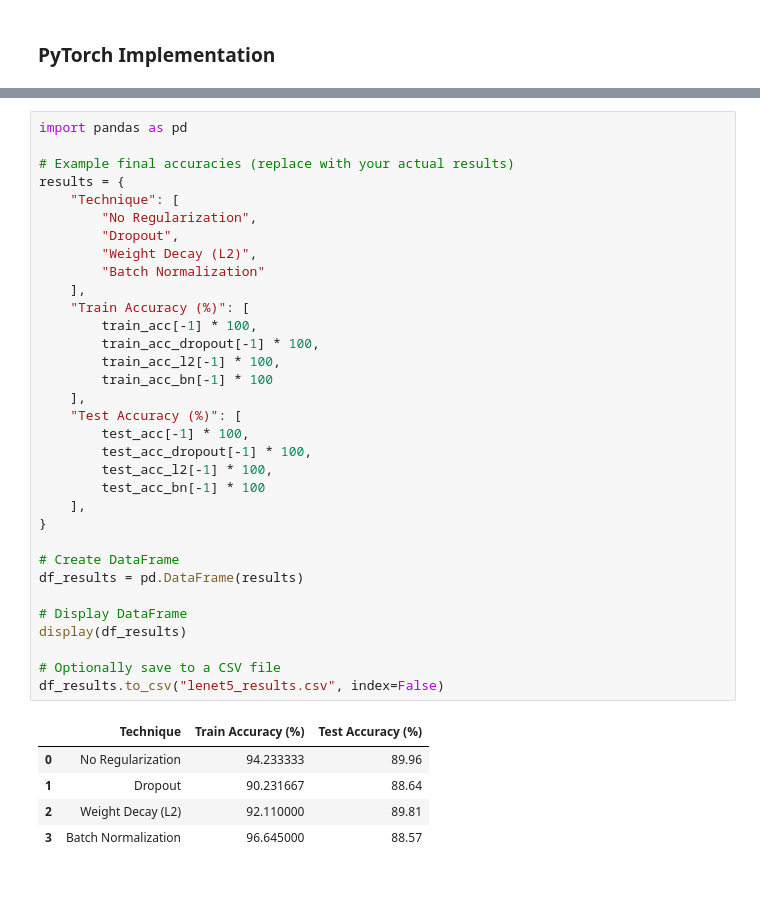
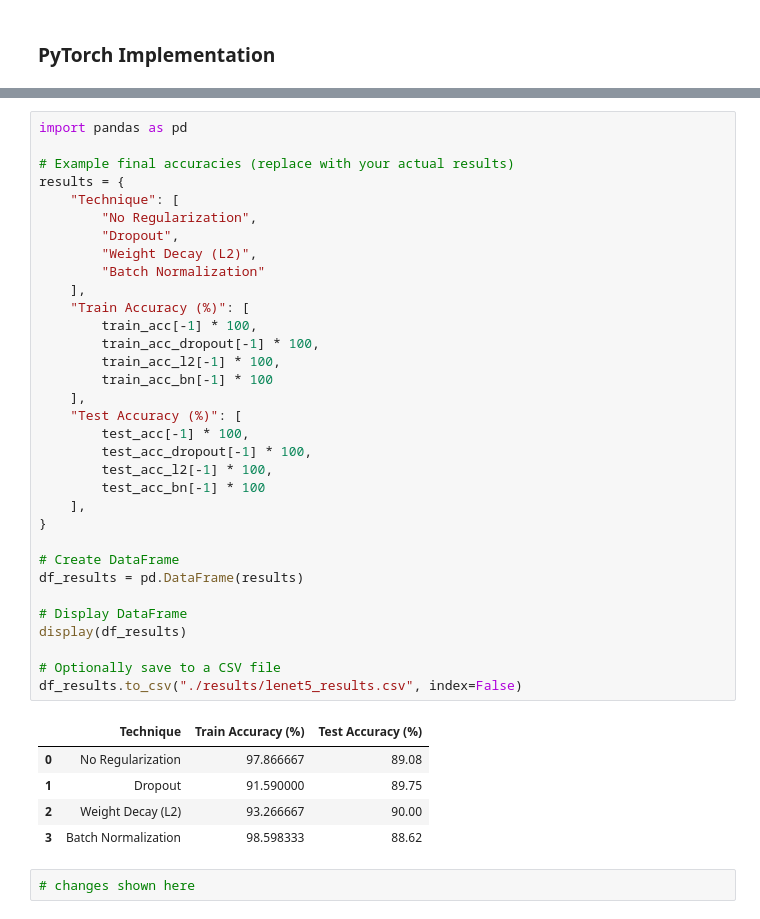
Before and after one commit to devleibowitz/DeepLearningHWs, a Jupyter notebook: HW1/lenet5.ipynb, the cells around one changed output, grey strips where cells are left out. Drawn from its saved outputs; the diff is of its cells as text; blank space fills up the shorter version.

```diff
--- a/HW1/lenet5.ipynb
+++ b/HW1/lenet5.ipynb
@@ -262,35 +219,37 @@ import pandas as pd
 results = {
     "Technique": [
         "No Regularization",
         "Dropout",
         "Weight Decay (L2)",
         "Batch Normalization"
     ],
     "Train Accuracy (%)": [
         train_acc[-1] * 100,
         train_acc_dropout[-1] * 100,
         train_acc_l2[-1] * 100,
         train_acc_bn[-1] * 100
     ],
     "Test Accuracy (%)": [
         test_acc[-1] * 100,
         test_acc_dropout[-1] * 100,
         test_acc_l2[-1] * 100,
         test_acc_bn[-1] * 100
     ],
 }
 
 # Create DataFrame
 df_results = pd.DataFrame(results)
 
 # Display DataFrame
 display(df_results)
 
 # Optionally save to a CSV file
-df_results.to_csv("lenet5_results.csv", index=False)
+df_results.to_csv("./results/lenet5_results.csv", index=False)
 # %% [output]
 |  | Technique | Train Accuracy (%) | Test Accuracy (%) |
-| 0 | No Regularization | 94.233333 | 89.96 |
-| 1 | Dropout | 90.231667 | 88.64 |
-| 2 | Weight Decay (L2) | 92.110000 | 89.81 |
-| 3 | Batch Normalization | 96.645000 | 88.57 |
+| 0 | No Regularization | 97.866667 | 89.08 |
+| 1 | Dropout | 91.590000 | 89.75 |
+| 2 | Weight Decay (L2) | 93.266667 | 90.00 |
+| 3 | Batch Normalization | 98.598333 | 88.62 |
+# %%
+# changes shown here
```
Also changed, not shown: parts of 3 cells of this notebook.
